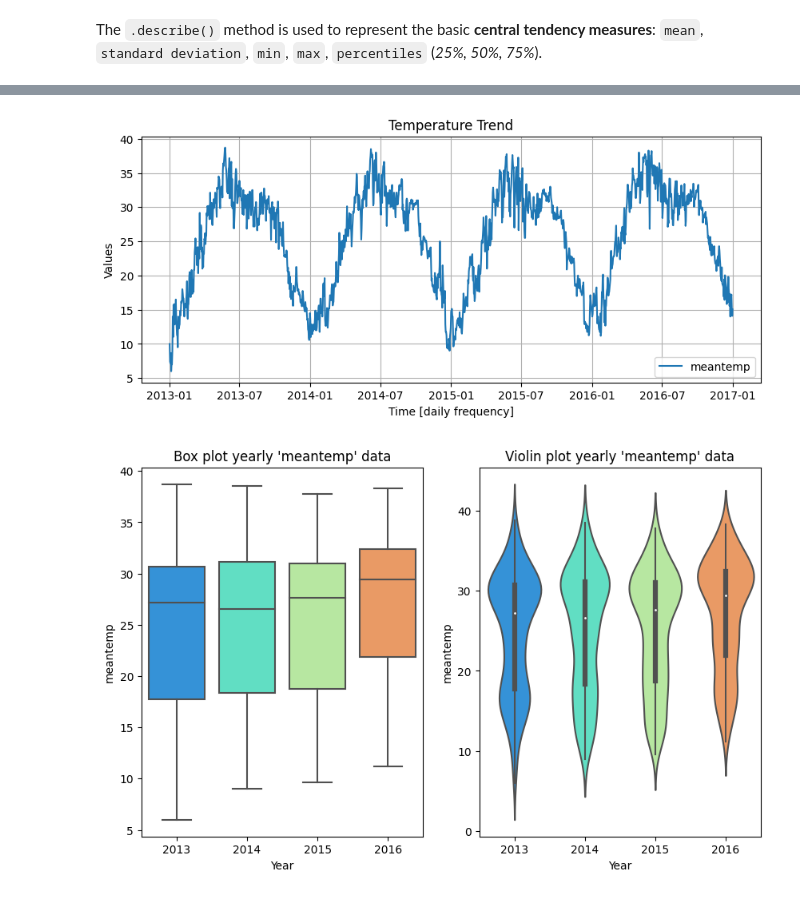
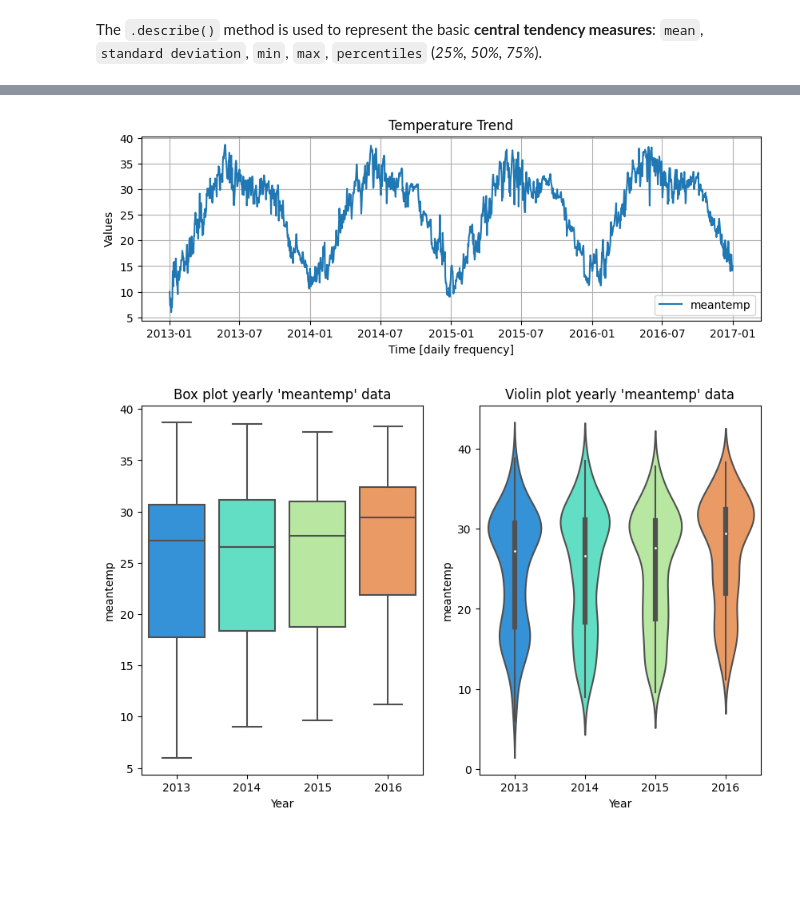
Before and after one commit to marcocolognesi/Weather_Forecast, a Jupyter notebook: project.ipynb, the cells around one changed output, grey strips where cells are left out. Cells and saved outputs as stored; diff of their text form; code cells hidden in the pictures; blank space fills up the shorter version.

```diff
--- a/project.ipynb
+++ b/project.ipynb
@@ -187,14 +196,14 @@ display(train_data.describe())
 # %%
-plt.figure(figsize=(10,4))
+plt.figure(figsize=(10,3))
 plt.grid()
-plt.plot(data['meantemp'], label='meantemp')
+plt.plot(train_data['meantemp'], label='meantemp')
 plt.title('Temperature Trend')
 plt.xlabel('Time [daily frequency]')
 plt.ylabel('Values')
 plt.legend(loc='lower right')
 plt.show()
 # %% [output]
-[figure, old version]
+[figure, new version]
 # %%
 fig, ax = plt.subplots(nrows=1, ncols=2, figsize=(10,6))
 sns.boxplot(data=data, x='Year', y='meantemp', palette='rainbow', ax=ax[0]).set_title("Box plot yearly 'meantemp' data")
```
Also changed, not shown: parts of 7 cells of this notebook.
